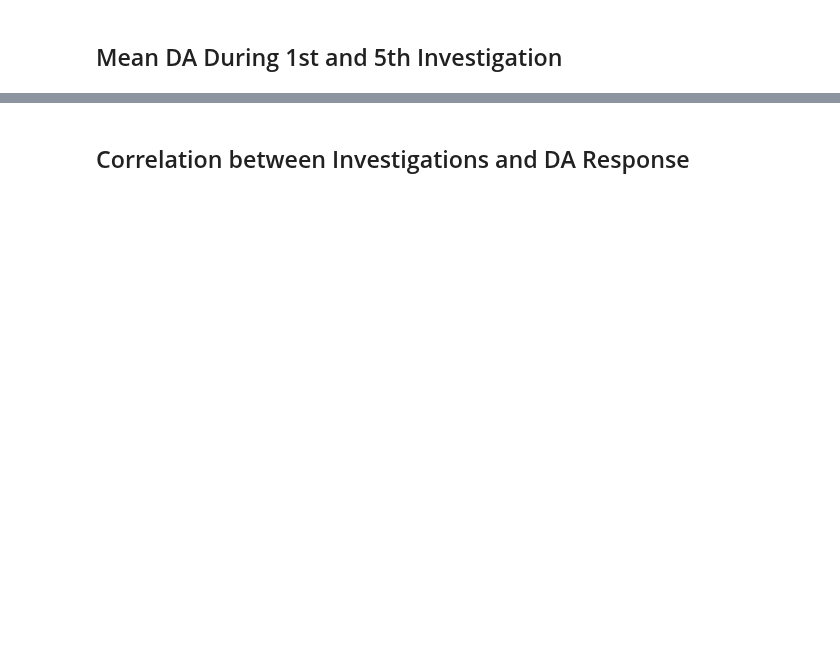
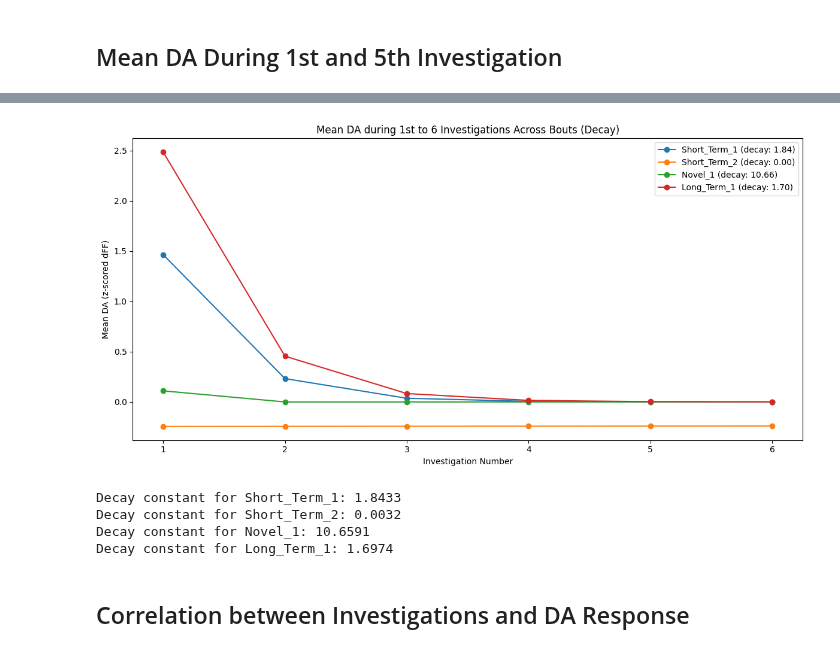
Before and after one commit to AlbertLeei/PCLAB_Photometry, a Jupyter notebook: P2_Code/home_cage/home_cage_analysis.ipynb, the cells around one changed output, grey strips where cells are left out. Cells and saved outputs as stored; diff of their text form; code cells hidden in the pictures; blank space fills up the shorter version.

```diff
--- a/P2_Code/home_cage/home_cage_analysis.ipynb
+++ b/P2_Code/home_cage/home_cage_analysis.ipynb
@@ -79,3 +108,11 @@ plot_y_across_bouts(inv_1st_mean_df, 'Mean DA during 5th Investigation Across Bo
+# %%
+plot_meanDA_across_investigations(mean_da_df,columns, max_investigations=6, metric_type='decay')
+# %% [output]
+[figure, added]
+Decay constant for Short_Term_1: 1.8433
+Decay constant for Short_Term_2: 0.0032
+Decay constant for Novel_1: 10.6591
+Decay constant for Long_Term_1: 1.6974
 # %% [markdown]
 ## Correlation between Investigations and DA Response
 # %%
```
Also changed, not shown: parts of 20 cells of this notebook, 6 other files.
